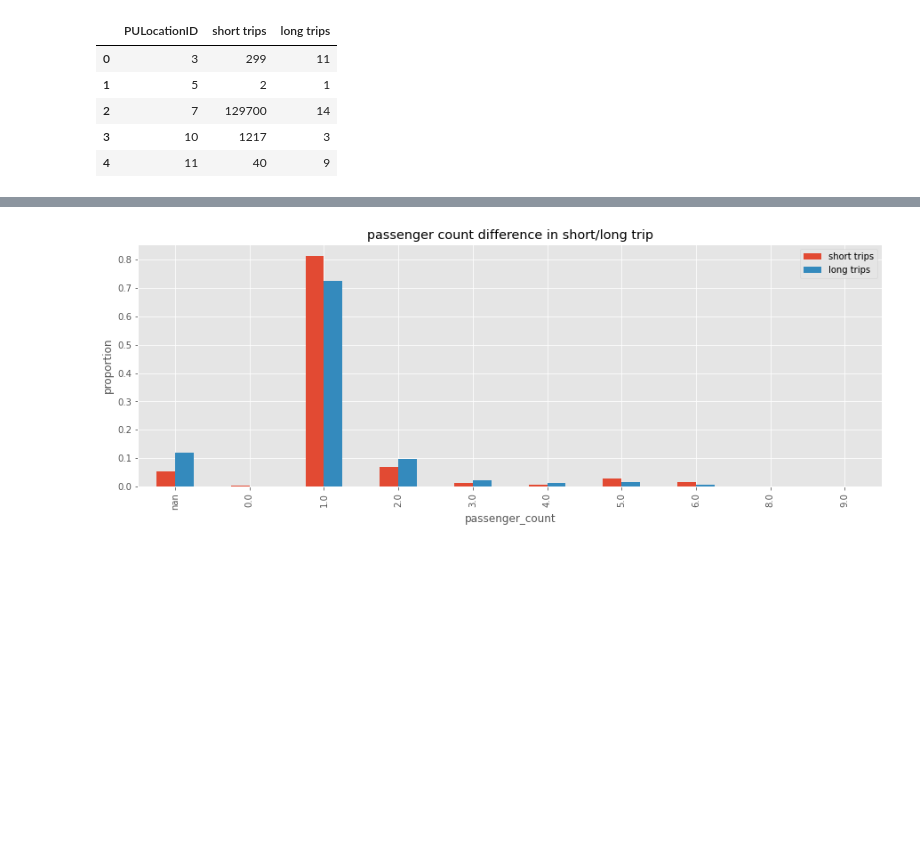
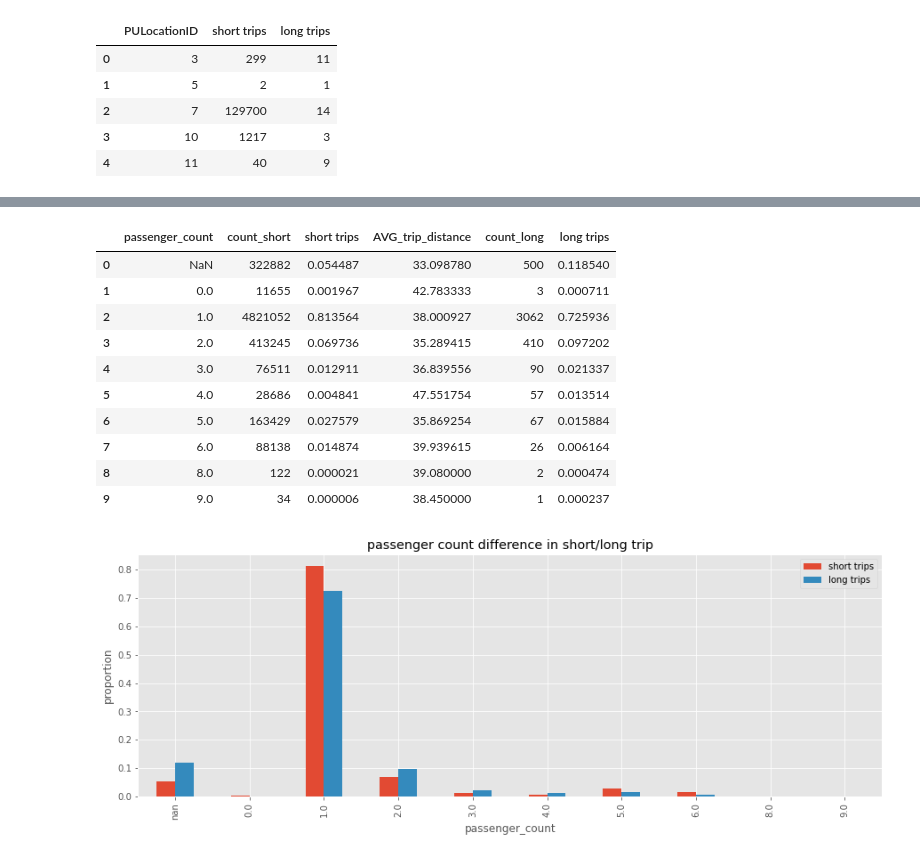
Before and after one commit to crazybber/go-jupyter, a Jupyter notebook: Analyze-NYC-TLC-Green-Car.ipynb, the cells around one changed output, grey strips where cells are left out. Drawn from its saved outputs; the diff is of its cells as text; code cells hidden in the pictures; blank space fills up the shorter version.

```diff
--- a/Analyze-NYC-TLC-Green-Car.ipynb
+++ b/Analyze-NYC-TLC-Green-Car.ipynb
@@ -676,3 +676,9 @@ df_q3_PU.head()
 | 2 | 7 | 129700 | 14 |
 | 3 | 10 | 1217 | 3 |
 | 4 | 11 | 40 | 9 |
+# %%
+df_q3_short = pd.read_sql_query('SELECT passenger_count, count(*) as count \
+                                    FROM table_record \
+                                    WHERE trip_distance < 30 \
+                                    GROUP BY passenger_count', nyc_database)
+df_q3_short.head()
@@ -678,0 +692,6 @@ df_q3_PU.head()
+# %%
+df_q3_long = pd.read_sql_query('SELECT passenger_count, avg(trip_distance) AS AVG_trip_distance, count(*) as count \
+                                    FROM table_record \
+                                    WHERE trip_distance >= 30 \
+                                    GROUP BY passenger_count', nyc_database)
+df_q3_long.head()
@@ -679 +705,17 @@ df_q3_PU.head()
+# %%
+
+df_q3 = df_q3_short.merge(df_q3_long, on='passenger_count', suffixes=["_short", "_long"]).rename(columns={"proportion_short":"short trips", "proportion_long":"long trips"})
+df_q3
+# %% [output]
+|  | passenger_count | count_short | short trips | AVG_trip_distance | count_long | long trips |
+| 0 | NaN | 322882 | 0.054487 | 33.098780 | 500 | 0.118540 |
+| 1 | 0.0 | 11655 | 0.001967 | 42.783333 | 3 | 0.000711 |
+| 2 | 1.0 | 4821052 | 0.813564 | 38.000927 | 3062 | 0.725936 |
+| 3 | 2.0 | 413245 | 0.069736 | 35.289415 | 410 | 0.097202 |
+| 4 | 3.0 | 76511 | 0.012911 | 36.839556 | 90 | 0.021337 |
+| 5 | 4.0 | 28686 | 0.004841 | 47.551754 | 57 | 0.013514 |
+| 6 | 5.0 | 163429 | 0.027579 | 35.869254 | 67 | 0.015884 |
+| 7 | 6.0 | 88138 | 0.014874 | 39.939615 | 26 | 0.006164 |
+| 8 | 8.0 | 122 | 0.000021 | 39.080000 | 2 | 0.000474 |
+| 9 | 9.0 | 34 | 0.000006 | 38.450000 | 1 | 0.000237 |
 # %%
```
Also changed, not shown: parts of 4 cells of this notebook, 1 other file.
